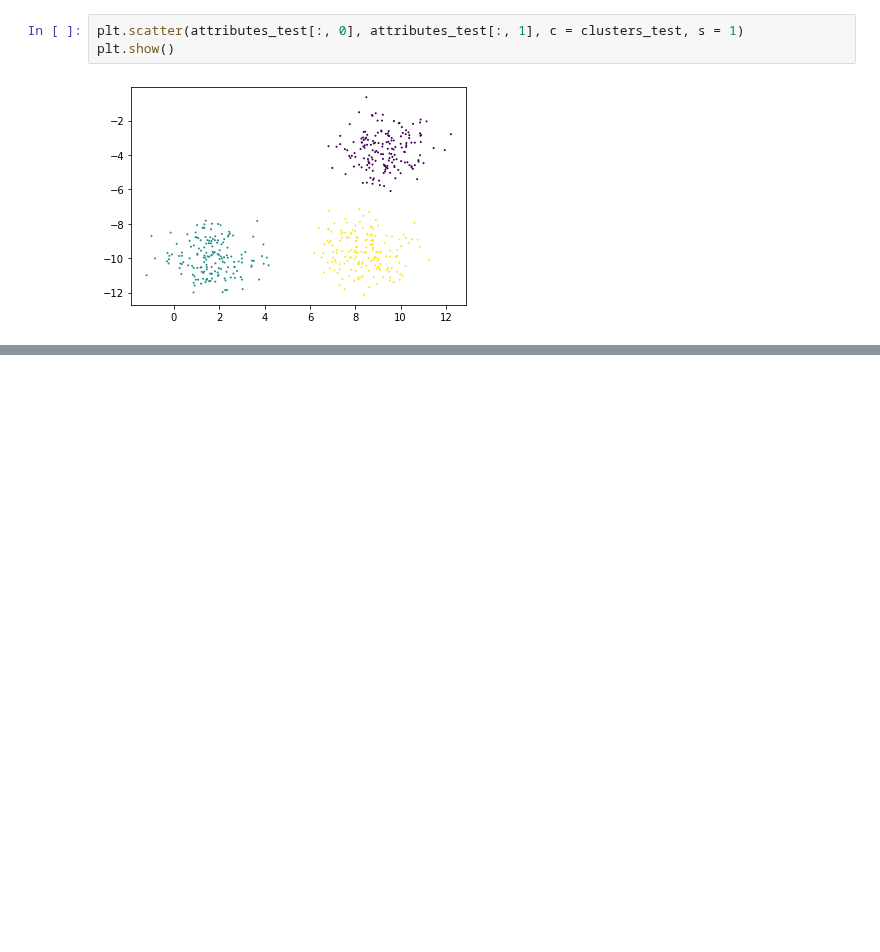
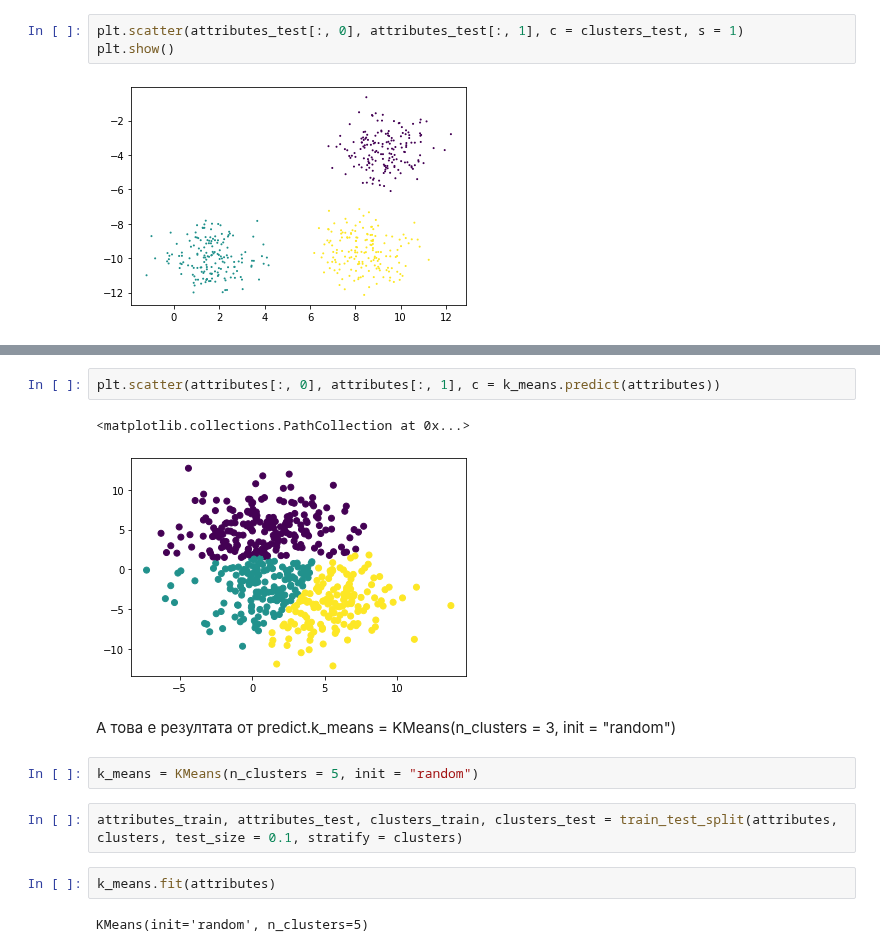
Before and after one commit to GalkaKG/Machine-Learning, a Jupyter notebook: 06.Clustering/Clustering.ipynb, the cells around one changed output, grey strips where cells are left out. Drawn from its saved outputs; the diff is of its cells as text; blank space fills up the shorter version.

```diff
--- a/06.Clustering/Clustering.ipynb
+++ b/06.Clustering/Clustering.ipynb
@@ -169,0 +195,15 @@ array([3, 5, 2, ..., 6, 7, 3])
+# %%
+plt.scatter(attributes[:, 0], attributes[:, 1], c = k_means.predict(attributes))
+# %% [output]
+<matplotlib.collections.PathCollection at 0x...>
+[figure, added]
+# %% [markdown]
+А това е резултата от predict.k_means = KMeans(n_clusters = 3, init = "random")
+# %%
+k_means = KMeans(n_clusters = 5, init = "random")
+# %%
+attributes_train, attributes_test, clusters_train, clusters_test = train_test_split(attributes, clusters, test_size = 0.1, stratify = clusters)
+# %%
+k_means.fit(attributes)
+# %% [output]
+KMeans(init='random', n_clusters=5)
```
Also changed, not shown: parts of 16 cells of this notebook, 1 other file.
